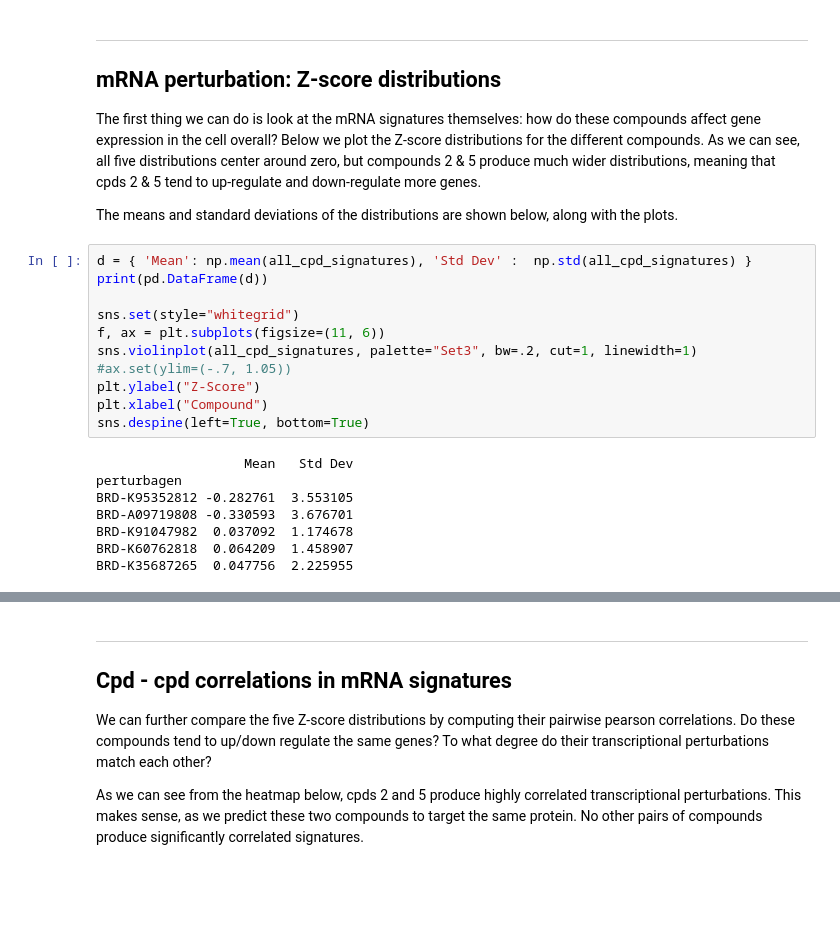
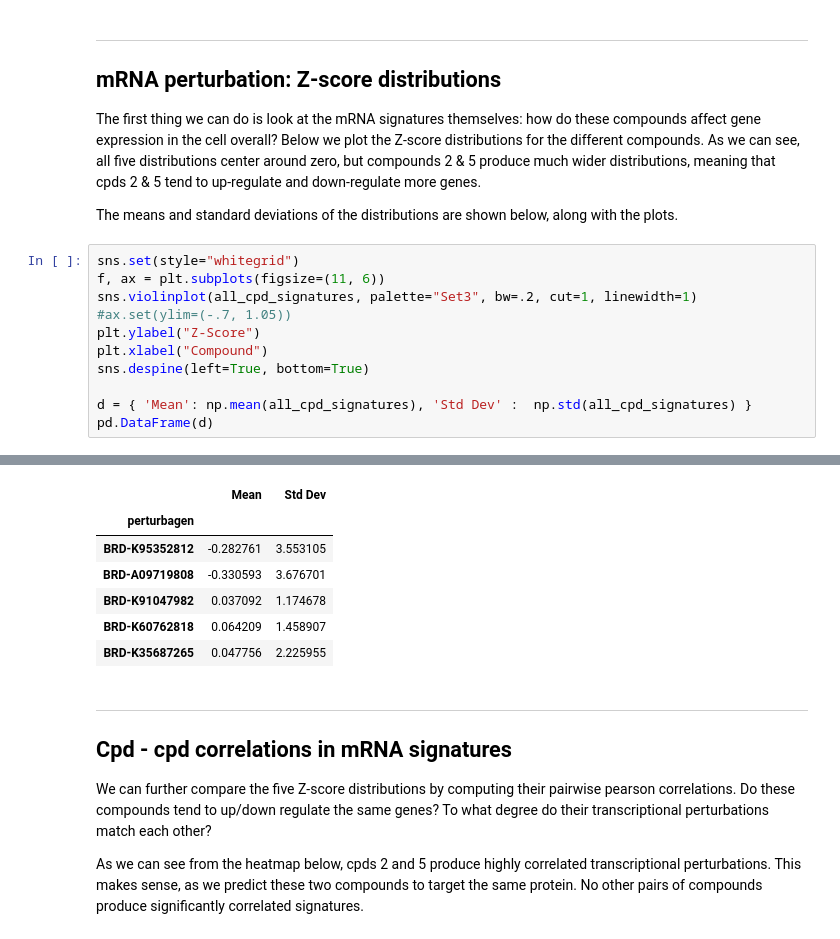
Before and after one commit to nbliangying/NFkB_pathway_inhibition, a Jupyter notebook: TRAF2_final_correlation_analysis.ipynb, the cells around one changed output, grey strips where cells are left out. Drawn from its saved outputs; the diff is of its cells as text; blank space fills up the shorter version.

```diff
--- a/TRAF2_final_correlation_analysis.ipynb
+++ b/TRAF2_final_correlation_analysis.ipynb
@@ -35,26 +36,26 @@ The first thing we can do is look at the mRNA signatures themselves: how do thes
 
 The means and standard deviations of the distributions are shown below, along with the plots.
 # %%
-d = { 'Mean': np.mean(all_cpd_signatures), 'Std Dev' :  np.std(all_cpd_signatures) }
-print(pd.DataFrame(d))
-
 sns.set(style="whitegrid")
 f, ax = plt.subplots(figsize=(11, 6))
 sns.violinplot(all_cpd_signatures, palette="Set3", bw=.2, cut=1, linewidth=1)
 #ax.set(ylim=(-.7, 1.05))
 plt.ylabel("Z-Score")
 plt.xlabel("Compound")
 sns.despine(left=True, bottom=True)
+
+d = { 'Mean': np.mean(all_cpd_signatures), 'Std Dev' :  np.std(all_cpd_signatures) }
+pd.DataFrame(d)
 # %% [output]
-                   Mean   Std Dev
-perturbagen
-BRD-K95352812 -0.282761  3.553105
-BRD-A09719808 -0.330593  3.676701
-BRD-K91047982  0.037092  1.174678
-BRD-K60762818  0.064209  1.458907
-BRD-K35687265  0.047756  2.225955
 [interactive output not drawn]
 [interactive output not drawn]
+|  | Mean | Std Dev |
+| perturbagen |  |  |
+| BRD-K95352812 | -0.282761 | 3.553105 |
+| BRD-A09719808 | -0.330593 | 3.676701 |
+| BRD-K91047982 | 0.037092 | 1.174678 |
+| BRD-K60762818 | 0.064209 | 1.458907 |
+| BRD-K35687265 | 0.047756 | 2.225955 |
 # %% [markdown]
 ***
 ## Cpd - cpd correlations in mRNA signatures
```
Also changed, not shown: parts of 9 cells of this notebook.
